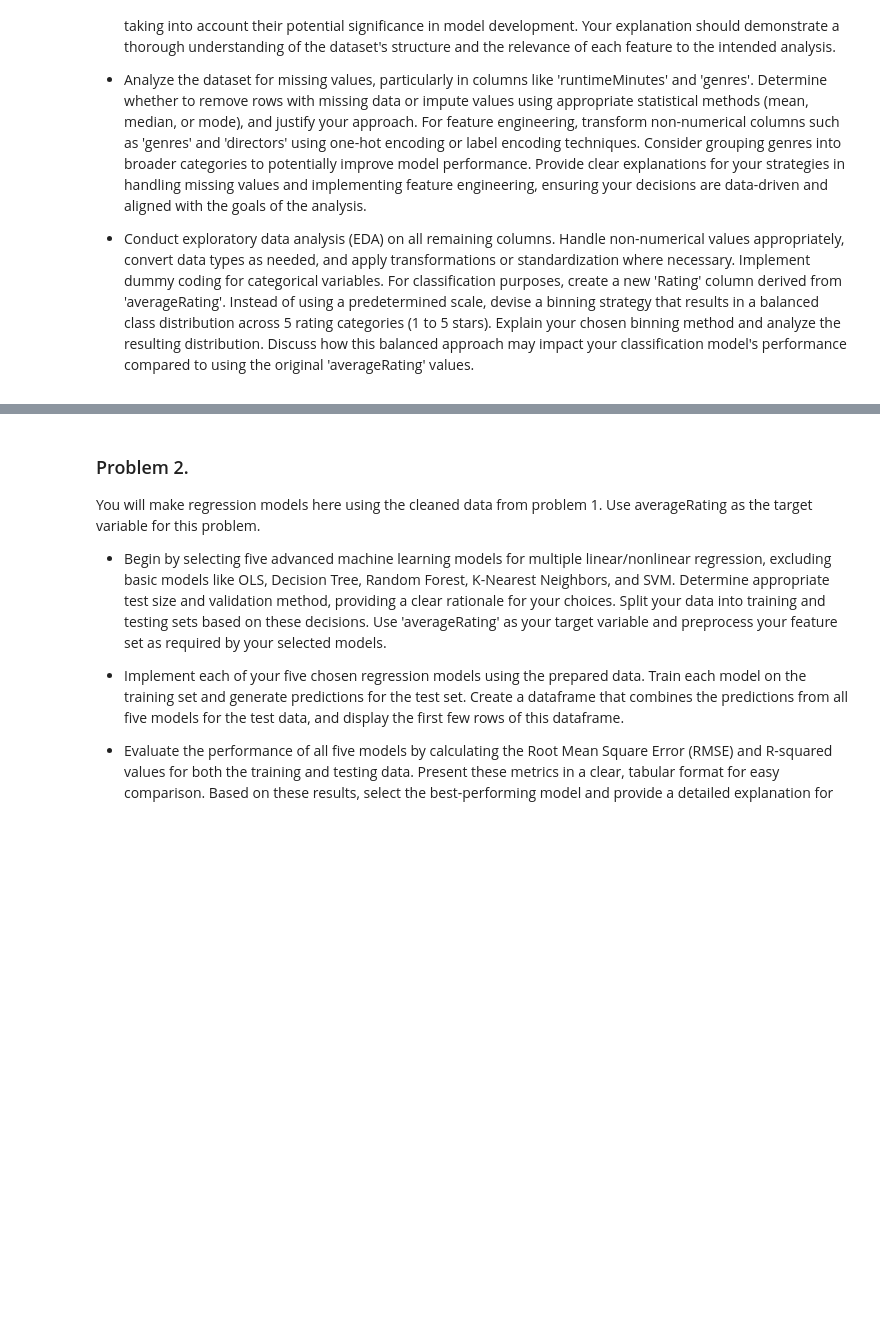
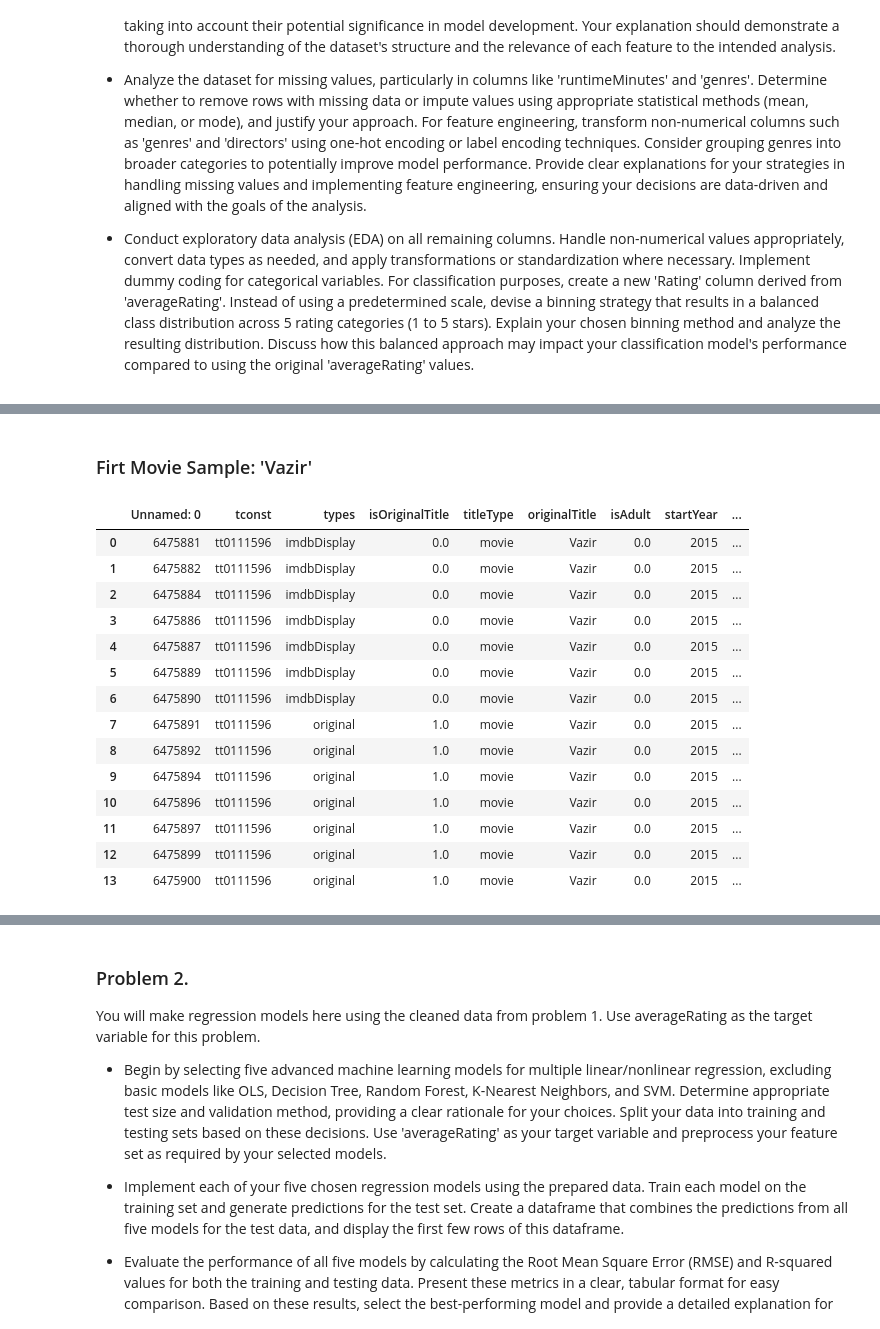
Before and after one commit to gabriel-ferreira-life/546_advanced_business_analytics, a Jupyter notebook: homework/homework_2/MIS5460_F24_HW2.ipynb, the cells around one changed output, grey strips where cells are left out. Drawn from its saved outputs; the diff is of its cells as text; code cells hidden in the pictures; blank space fills up the shorter version.

```diff
--- a/homework/homework_2/MIS5460_F24_HW2.ipynb
+++ b/homework/homework_2/MIS5460_F24_HW2.ipynb
@@ -22,0 +86,20 @@ Upload the newimdb data and read the details on the columns about the data follo
+# %% [markdown]
+### Firt Movie Sample: 'Vazir'
+# %%
+imdb_df[imdb_df['originalTitle'] == 'Vazir']
+# %% [output]
+|  | Unnamed: 0 | tconst | types | isOriginalTitle | titleType | originalTitle | isAdult | startYear | ... |
+| 0 | 6475881 | tt0111596 | imdbDisplay | 0.0 | movie | Vazir | 0.0 | 2015 | ... |
+| 1 | 6475882 | tt0111596 | imdbDisplay | 0.0 | movie | Vazir | 0.0 | 2015 | ... |
+| 2 | 6475884 | tt0111596 | imdbDisplay | 0.0 | movie | Vazir | 0.0 | 2015 | ... |
+| 3 | 6475886 | tt0111596 | imdbDisplay | 0.0 | movie | Vazir | 0.0 | 2015 | ... |
+| 4 | 6475887 | tt0111596 | imdbDisplay | 0.0 | movie | Vazir | 0.0 | 2015 | ... |
+| 5 | 6475889 | tt0111596 | imdbDisplay | 0.0 | movie | Vazir | 0.0 | 2015 | ... |
+| 6 | 6475890 | tt0111596 | imdbDisplay | 0.0 | movie | Vazir | 0.0 | 2015 | ... |
+| 7 | 6475891 | tt0111596 | original | 1.0 | movie | Vazir | 0.0 | 2015 | ... |
+| 8 | 6475892 | tt0111596 | original | 1.0 | movie | Vazir | 0.0 | 2015 | ... |
+| 9 | 6475894 | tt0111596 | original | 1.0 | movie | Vazir | 0.0 | 2015 | ... |
+| 10 | 6475896 | tt0111596 | original | 1.0 | movie | Vazir | 0.0 | 2015 | ... |
+| 11 | 6475897 | tt0111596 | original | 1.0 | movie | Vazir | 0.0 | 2015 | ... |
+| 12 | 6475899 | tt0111596 | original | 1.0 | movie | Vazir | 0.0 | 2015 | ... |
+| 13 | 6475900 | tt0111596 | original | 1.0 | movie | Vazir | 0.0 | 2015 | ... |
```
Also changed, not shown: parts of 52 cells of this notebook.
